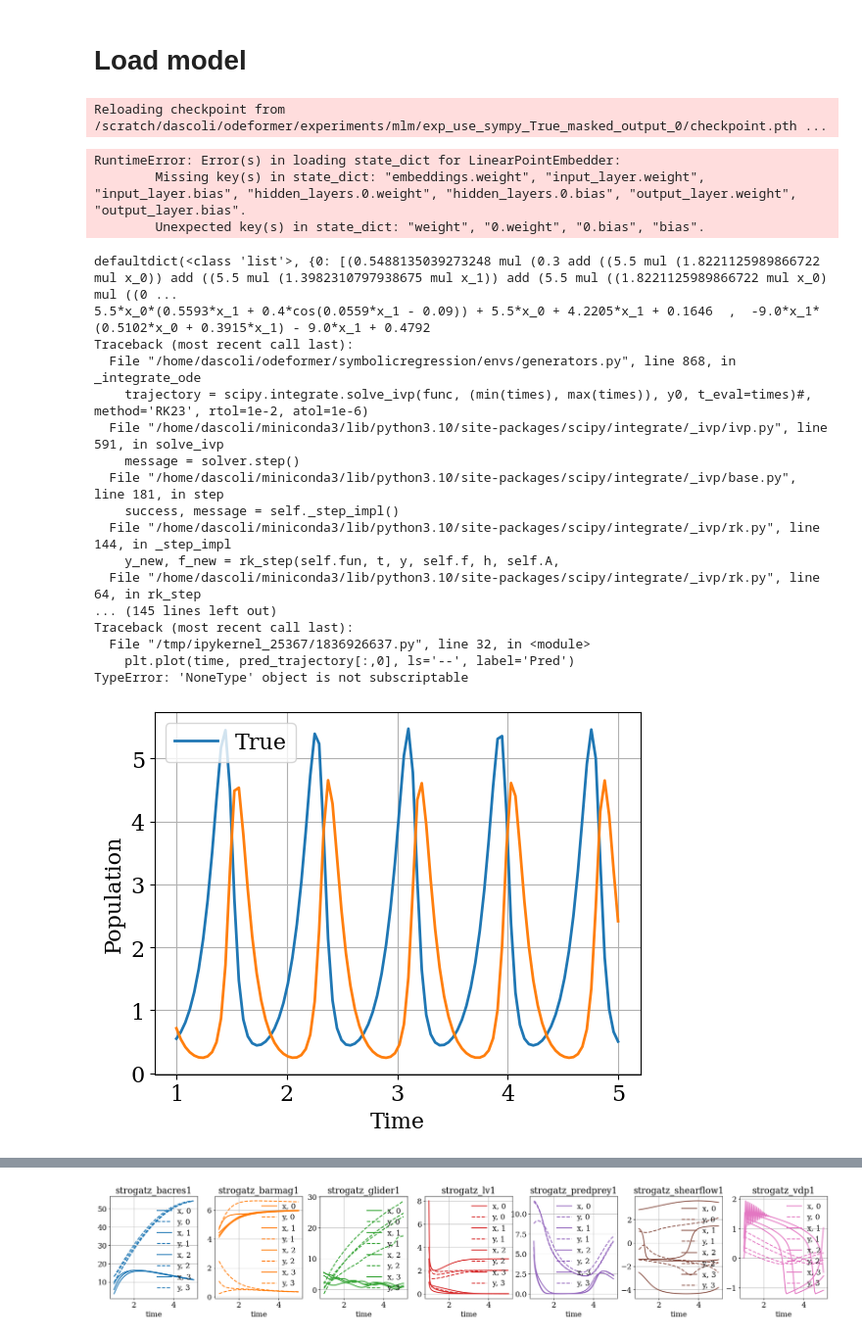
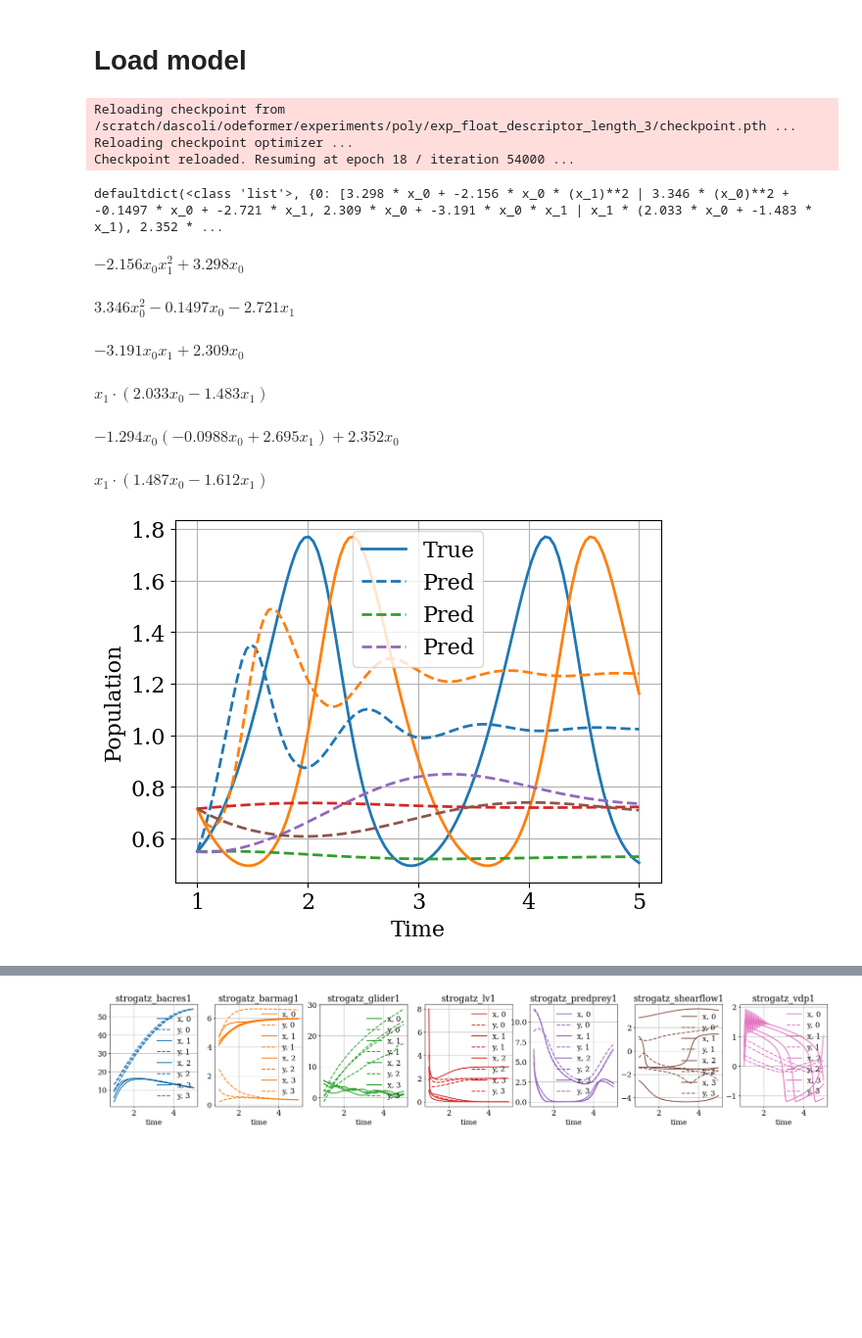
Before and after one commit to sdascoli/odeformer, a Jupyter notebook: tests.ipynb, the cells around one changed output, grey strips where cells are left out. Shown at 98% size. Cells and saved outputs as stored; diff of their text form; code cells hidden in the pictures; blank space fills up the shorter version.

```diff
--- a/tests.ipynb
+++ b/tests.ipynb
@@ -220,14 +221,14 @@ for run in selected_runs[:1]:
 # %% [output]
 [figure]
 # %%
-run = runs[0]
+run = runs[-1]
 args = run['args']
 df = pd.read_csv(args.output_dir/'evals_all/eval_in_domain.csv')
 #df = pd.read_csv(args.output_dir/'evals_all/eval_pmlb.csv')
-df = df.query('info_dimension==4')
-df = df.query('r2_zero>0.9')
+df = df.query('info_dimension==2')
+#df = df.query('r2_zero>0.99')
 for i, (_, sample) in enumerate(df.iterrows()):
-    if i==10: break
+    if i==20: break
     try:
         print(sample['r2_zero'])
         if hasattr(sample, 'trees'):
@@ -242,85 +257,77 @@ for i, (_, sample) in enumerate(df.iterrows()):
 # %% [markdown]
 # Load model
 # %%
-run = runs[-2]
+run = runs[-1]
 args = run['args']
-extra_args = {'rescale':True,
-              #'use_cross_attention':True,
-              #'masked_input':0,
-              'activation':'silu',
-              'n_emb_hidden_layers':1
+extra_args = {
+    'rescale':True,
               }
 with stdout_redirected():
     dstr = load_run(run, extra_args=extra_args)
 # %% [output]
-Reloading checkpoint from /scratch/dascoli/odeformer/experiments/mlm/exp_use_sympy_True_masked_output_0/checkpoint.pth ...
+Reloading checkpoint from /scratch/dascoli/odeformer/experiments/poly/exp_float_descriptor_length_3/checkpoint.pth ...
+Reloading checkpoint optimizer ...
+Checkpoint reloaded. Resuming at epoch 18 / iteration 54000 ...
-RuntimeError: Error(s) in loading state_dict for LinearPointEmbedder:
-        Missing key(s) in state_dict: "embeddings.weight", "input_layer.weight", "input_layer.bias", "hidden_layers.0.weight", "hidden_layers.0.bias", "output_layer.weight", "output_layer.bias".
-        Unexpected key(s) in state_dict: "weight", "0.weight", "0.bias", "bias".
 # %%
-dstr.rescale=True
+dstr.rescale=False
 dstr.average_trajectories=False
 
 dstr.model.beam_type = 'sampling'
-dstr.model.beam_size = 5
-dstr.model.beam_temperature = .1
+dstr.model.beam_size = 3
+dstr.model.beam_temperature = .5
 # %%
-a = 5*1.5 # growth rate of rabbits
-b = 5*1 # death rate of rabbits
-c = 5*2 # death rate of foxes
-d = 5*1 # growth rate of foxes
+a = 3 # growth rate of rabbits
+b = 3 # death rate of rabbits
+c = 3 # death rate of foxes
+d = 3 # growth rate of foxes
 def lotka_volterra(X, t):
     """ Return the growth rate of fox and rabbit populations. """
     return np.array([ a*X[0] - b*X[0]*X[1] ,
                      -c*X[1] + d*X[0]*X[1] ])
+# def lotka_volterra(X, t):
+#     """ Return the growth rate of fox and rabbit populations. """
+#     return np.array([ - X[1] - 0*X[0]*X[1] ,
+#                      X[0] - 0*X[0]*X[1] ])
 
 # solve ODE
 times, trajectories = [],[]
 np.random.seed(0)
 for _ in range(1):
     time = np.linspace(1,5,100)     # time
     y0 = np.random.uniform(0,1,size=(2,)) # initial conditions
     #y0 = [20,20]
     trajectory = integrate.odeint(lotka_volterra, y0, time)
     times.append(time)
     trajectories.append(trajectory)
 
 plt.figure()
 plt.plot(time, trajectories[0][:,0], color='C0', label='True')
 plt.plot(time, trajectories[0][:,1], color='C1')
 
 
 candidates = dstr.fit(times, trajectories, sort_metric='r2_zero')
 print(candidates)
 for tree in candidates[0][:]:
-    print(env.simplifier.readable_tree(tree))
+    sympy_trees = env.simplifier.tree_to_sympy_expr(tree)
+    for sympy_tree in sympy_trees:
+        display(sympy_tree)
     pred_trajectory = integrate_ode(trajectories[0][0], time, tree, "solve_ivp", debug=True)
     try:
         plt.plot(time, pred_trajectory[:,0], ls='--', label='Pred')
         plt.plot(time, pred_trajectory[:,1], ls='--')
     except:
         print(traceback.format_exc())
 plt.xlabel('Time')
 plt.ylabel('Population')
 plt.legend()
 plt.show()
 # %% [output]
-defaultdict(<class 'list'>, {0: [(0.5488135039273248 mul (0.3 add ((5.5 mul (1.8221125989866722 mul x_0)) add ((5.5 mul (1.3982310797938675 mul x_1)) add (5.5 mul ((1.8221125989866722 mul x_0) mul ((0 ...
-5.5*x_0*(0.5593*x_1 + 0.4*cos(0.0559*x_1 - 0.09)) + 5.5*x_0 + 4.2205*x_1 + 0.1646  ,  -9.0*x_1*(0.5102*x_0 + 0.3915*x_1) - 9.0*x_1 + 0.4792
-Traceback (most recent call last):
-  File "/home/dascoli/odeformer/symbolicregression/envs/generators.py", line 868, in _integrate_ode
-    trajectory = scipy.integrate.solve_ivp(func, (min(times), max(times)), y0, t_eval=times)#, method='RK23', rtol=1e-2, atol=1e-6)
-  File "/home/dascoli/miniconda3/lib/python3.10/site-packages/scipy/integrate/_ivp/ivp.py", line 591, in solve_ivp
-    message = solver.step()
-  File "/home/dascoli/miniconda3/lib/python3.10/site-packages/scipy/integrate/_ivp/base.py", line 181, in step
-    success, message = self._step_impl()
-  File "/home/dascoli/miniconda3/lib/python3.10/site-packages/scipy/integrate/_ivp/rk.py", line 144, in _step_impl
-    y_new, f_new = rk_step(self.fun, t, y, self.f, h, self.A,
-  File "/home/dascoli/miniconda3/lib/python3.10/site-packages/scipy/integrate/_ivp/rk.py", line 64, in rk_step
-... (145 lines left out)
-Traceback (most recent call last):
-  File "/tmp/ipykernel_25367/1836926637.py", line 32, in <module>
-    plt.plot(time, pred_trajectory[:,0], ls='--', label='Pred')
-TypeError: 'NoneType' object is not subscriptable
+defaultdict(<class 'list'>, {0: [3.298 * x_0 + -2.156 * x_0 * (x_1)**2 | 3.346 * (x_0)**2 + -0.1497 * x_0 + -2.721 * x_1, 2.309 * x_0 + -3.191 * x_0 * x_1 | x_1 * (2.033 * x_0 + -1.483 * x_1), 2.352 * ...
+$\displaystyle - 2.156 x_{0} x_{1}^{2} + 3.298 x_{0}$
+$\displaystyle 3.346 x_{0}^{2} - 0.1497 x_{0} - 2.721 x_{1}$
+$\displaystyle - 3.191 x_{0} x_{1} + 2.309 x_{0}$
+$\displaystyle x_{1} \cdot \left(2.033 x_{0} - 1.483 x_{1}\right)$
+$\displaystyle - 1.294 x_{0} \left(- 0.0988 x_{0} + 2.695 x_{1}\right) + 2.352 x_{0}$
+$\displaystyle x_{1} \cdot \left(1.487 x_{0} - 1.612 x_{1}\right)$
-[figure, old version]
+[figure, new version]
 # %%
```
Also changed, not shown: parts of 7 cells of this notebook, 5 other files.
